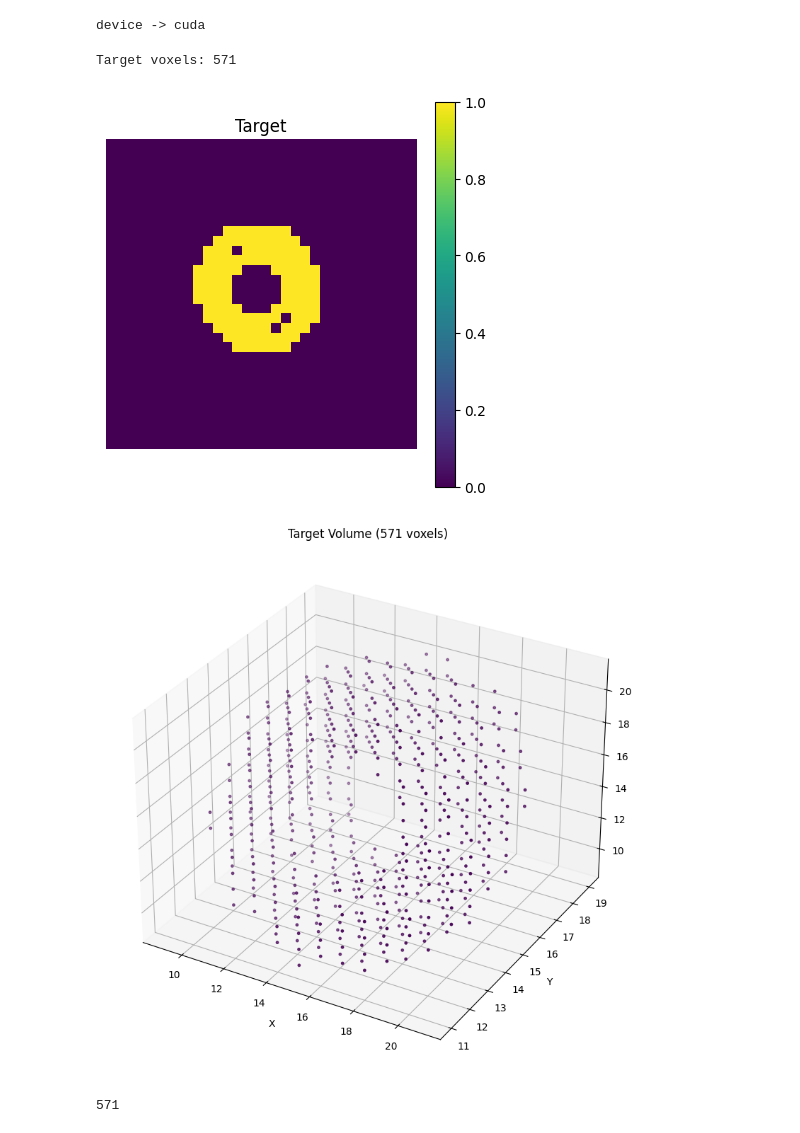
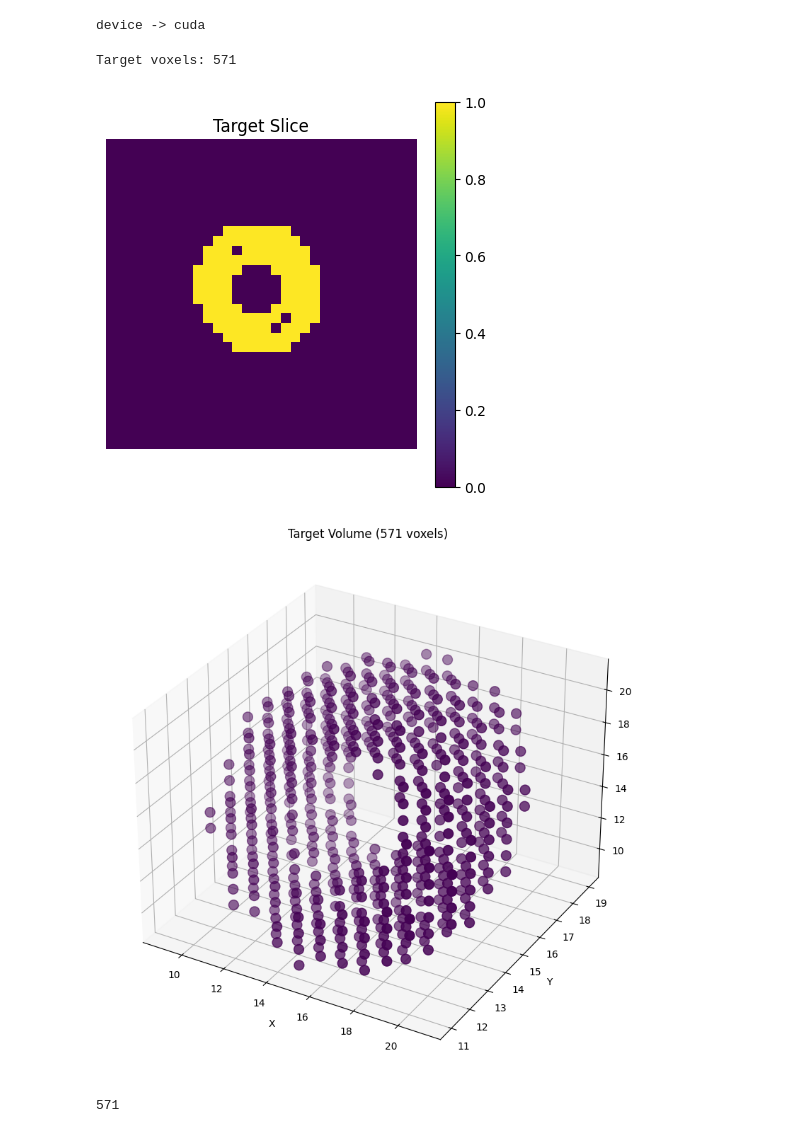
Before and after one commit to rm-a0/3d-nca, a Jupyter notebook: notebooks/03_donut_training_alpha.ipynb, the cells around one changed output. Cells and saved outputs as stored; diff of their text form; code cells hidden in the pictures.

```diff
--- a/notebooks/03_donut_training_alpha.ipynb
+++ b/notebooks/03_donut_training_alpha.ipynb
@@ -28,37 +28,37 @@ device -> cuda
 # via Poly Pizza (https://poly.pizza/m/bsK401uxa3X)
 mesh = trimesh.load('../assets/donut/model.obj', force='mesh')
 mesh.show()
 
 bounds = mesh.bounds
 center = (bounds[0] + bounds[1]) / 2
 scale = (bounds[1] - bounds[0]).max()
 mesh.vertices = (mesh.vertices - center) / scale * 0.8
 
 pitch = 2.0 / grid_cfg.size[0]
 voxels = mesh.voxelized(pitch=pitch).matrix.astype(np.float32)
 
 result = np.zeros((grid_cfg.size[0], grid_cfg.size[0], grid_cfg.size[0]), dtype=np.float32)
 slices_src, slices_dst = [], []
 for i in range(3):
     if voxels.shape[i] < grid_cfg.size[0]:
         offset = (grid_cfg.size[0] - voxels.shape[i]) // 2
         slices_src.append(slice(0, voxels.shape[i]))
         slices_dst.append(slice(offset, offset + voxels.shape[i]))
     else:
         offset = (voxels.shape[i] - grid_cfg.size[0]) // 2
         slices_src.append(slice(offset, offset + grid_cfg.size[0]))
         slices_dst.append(slice(0, grid_cfg.size[0]))
 
 result[slices_dst[0], slices_dst[1], slices_dst[2]] = voxels[slices_src[0], slices_src[1], slices_src[2]]
 target = torch.from_numpy(result).unsqueeze(0).unsqueeze(0).to(device)
 
 print(f"Target voxels: {target.sum().item():.0f}")
-viz.show_slice_target(target, idx=15, axis=1)
-viz.show_volume_target_mpl(target)
+viz.show_slice_mpl(target, title="Target Slice", axis=1, idx=15)
+viz.show_volume_mpl(target, title="Target Volume", point_size=100)
 # %% [output]
 Target voxels: 571
-[figure, old version]
+[figure, new version]
-[figure, old version]
+[figure, new version]
 571
 # %%
 print("stability run:")
```
Also changed, not shown: parts of 4 cells of this notebook, 5 other files.
